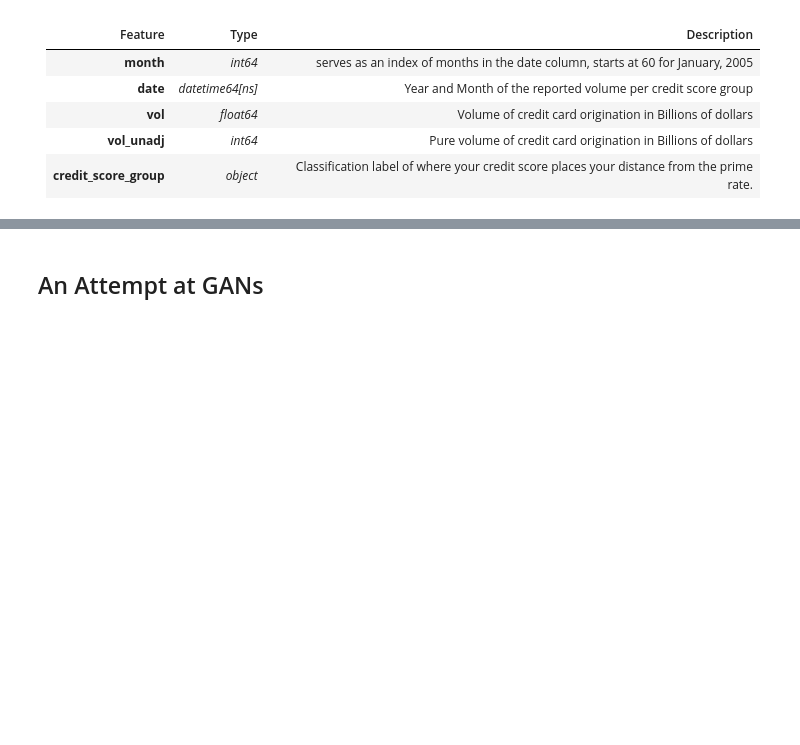
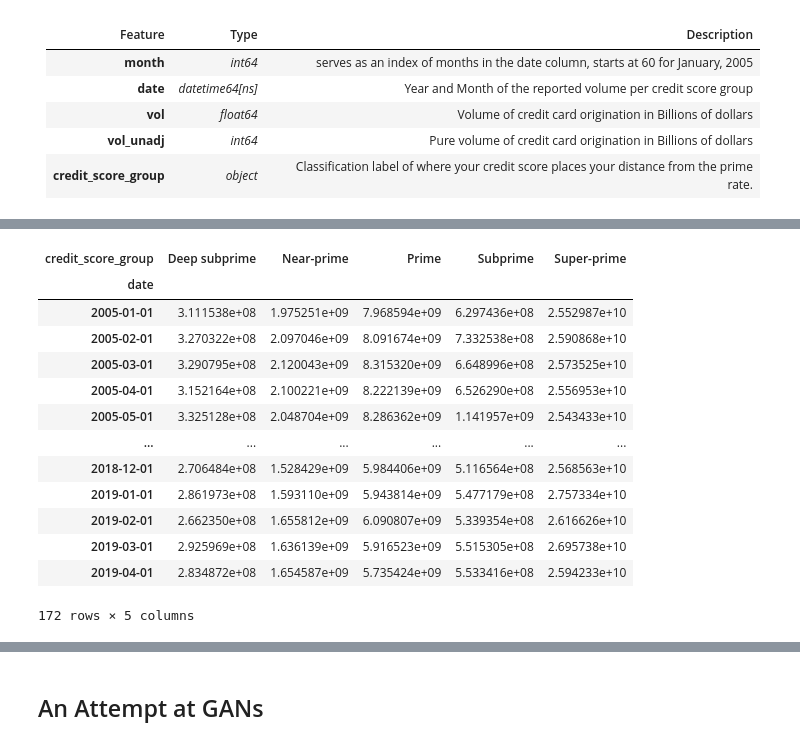
Before and after one commit to DanielGroneberg/TOP_project, a Jupyter notebook: code/CFPB_Data.ipynb, the cells around one changed output, grey strips where cells are left out. Saved outputs shown, nothing was run; the diff lists cells and outputs as text; code cells hidden in the pictures; blank space fills up the shorter version.

```diff
--- a/code/CFPB_Data.ipynb
+++ b/code/CFPB_Data.ipynb
@@ -1057,0 +1110,2 @@ lending_df["date"] = pd.to_datetime(lending_df["date"])
+# %%
+lending_df['date'] = lending_df['date'].dt.strftime('%Y-%m')
@@ -1057,0 +1215,17 @@ lending_df["date"] = pd.to_datetime(lending_df["date"])
+# %%
+mean_vol_lending_score_groups.unstack()
+# %% [output]
+| credit_score_group | Deep subprime | Near-prime | Prime | Subprime | Super-prime |
+| date |  |  |  |  |  |
+| 2005-01-01 | 3.111538e+08 | 1.975251e+09 | 7.968594e+09 | 6.297436e+08 | 2.552987e+10 |
+| 2005-02-01 | 3.270322e+08 | 2.097046e+09 | 8.091674e+09 | 7.332538e+08 | 2.590868e+10 |
+| 2005-03-01 | 3.290795e+08 | 2.120043e+09 | 8.315320e+09 | 6.648996e+08 | 2.573525e+10 |
+| 2005-04-01 | 3.152164e+08 | 2.100221e+09 | 8.222139e+09 | 6.526290e+08 | 2.556953e+10 |
+| 2005-05-01 | 3.325128e+08 | 2.048704e+09 | 8.286362e+09 | 1.141957e+09 | 2.543433e+10 |
+| ... | ... | ... | ... | ... | ... |
+| 2018-12-01 | 2.706484e+08 | 1.528429e+09 | 5.984406e+09 | 5.116564e+08 | 2.568563e+10 |
+| 2019-01-01 | 2.861973e+08 | 1.593110e+09 | 5.943814e+09 | 5.477179e+08 | 2.757334e+10 |
+| 2019-02-01 | 2.662350e+08 | 1.655812e+09 | 6.090807e+09 | 5.339354e+08 | 2.616626e+10 |
+| 2019-03-01 | 2.925969e+08 | 1.636139e+09 | 5.916523e+09 | 5.515305e+08 | 2.695738e+10 |
+| 2019-04-01 | 2.834872e+08 | 1.654587e+09 | 5.735424e+09 | 5.533416e+08 | 2.594233e+10 |
+172 rows × 5 columns
```
Also changed, not shown: parts of 31 cells of this notebook.
